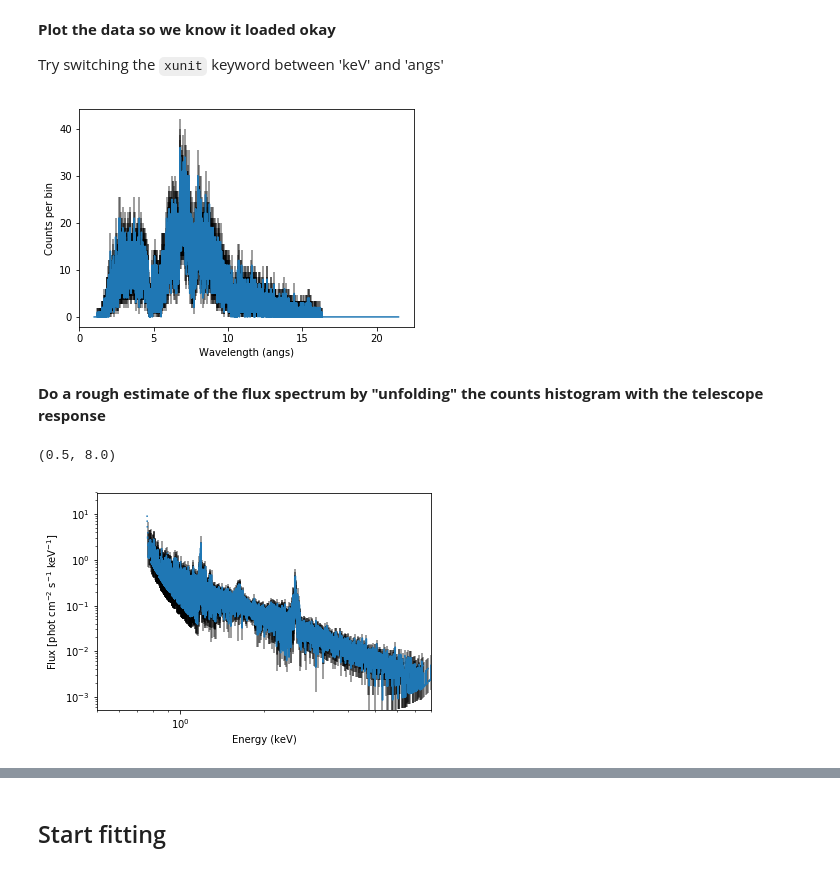
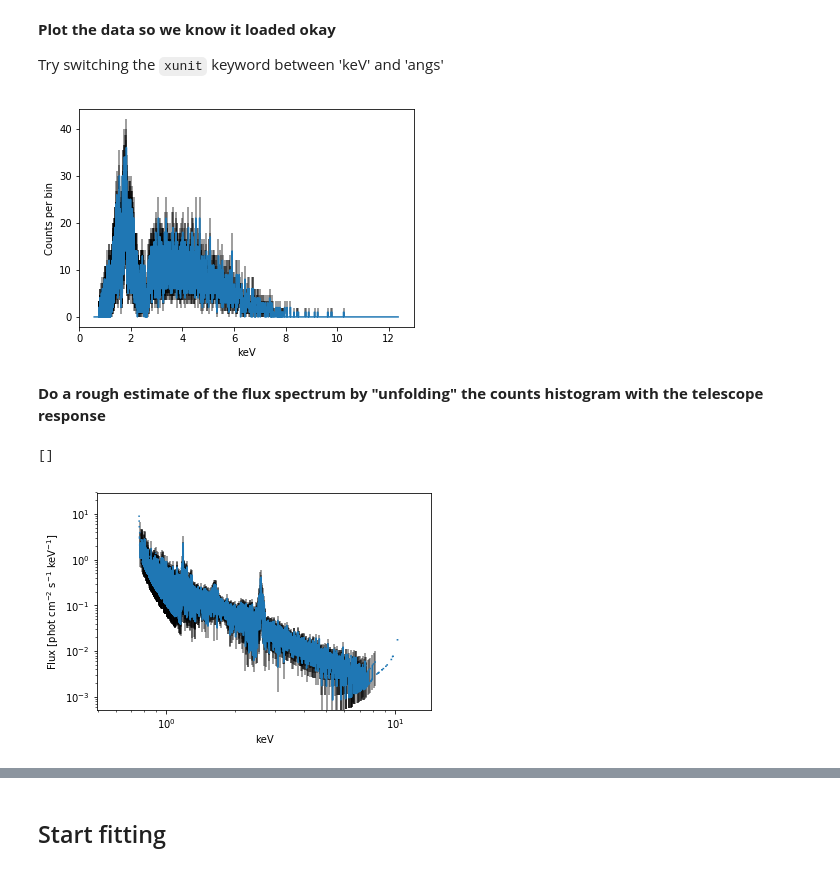
Before and after one commit to eblur/pyxsis, a Jupyter notebook: notebooks/Example1_fit_HETG_powerlaw.ipynb, the cells around one changed output, grey strips where cells are left out. Cells and saved outputs as stored; diff of their text form; code cells hidden in the pictures.

Commit message:
Works with eblur/clarsach branch fix_units

```diff
--- a/notebooks/Example1_fit_HETG_powerlaw.ipynb
+++ b/notebooks/Example1_fit_HETG_powerlaw.ipynb
@@ -60,9 +60,9 @@ class PowerlawPoissonFit(clarsach.XSpectrum):
 
     # Model counts histogram
     def model_counts(self, pars):
-        elo, ehi, emid, cts = self._change_units('keV')
+        elo, ehi, emid, cts = self._return_in_units('keV')
         self.set_model_pars(pars)
-        mflux = self.model.calculate(elo, ehi)
+        mflux = self.model.calculate(elo, ehi) # flux
         result = self.apply_resp(mflux)
         return result
 
@@ -112,16 +126,15 @@ keV
 Try switching the `xunit` keyword between 'keV' and 'angs'
 # %%
 ax = plt.subplot(111)
-xpysis.plot_counts(ax, mrk421, xunit='angs')
+xpysis.plot_counts(ax, mrk421, xunit='keV')
 # %% [output]
-[figure, old version]
+[figure, new version]
 # %% [markdown]
 **Do a rough estimate of the flux spectrum by "unfolding" the counts histogram with the telescope response**
 # %%
 ax = plt.subplot(111)
 xpysis.plot_unfold(ax, mrk421, xunit='keV')
 plt.loglog()
-plt.xlim(0.5,8.0)
 # %% [output]
-(0.5, 8.0)
+[]
-[figure, old version]
+[figure, new version]
```
Also changed, not shown: parts of 14 cells of this notebook, 2 other files.
